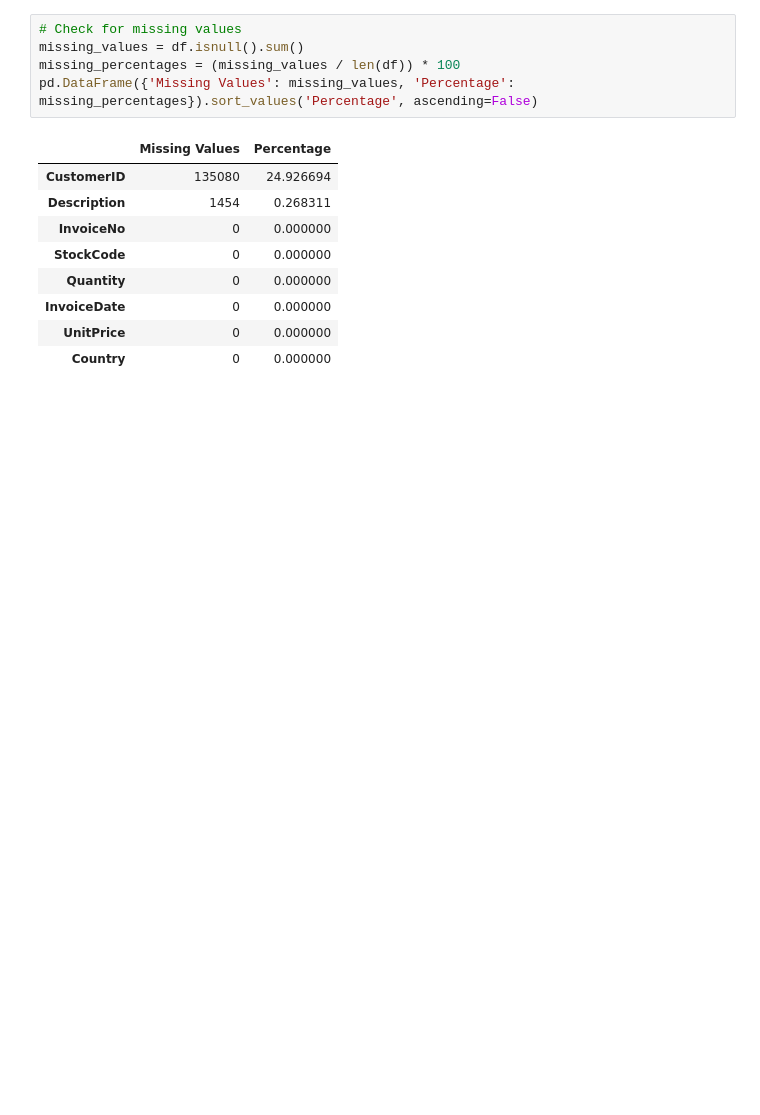
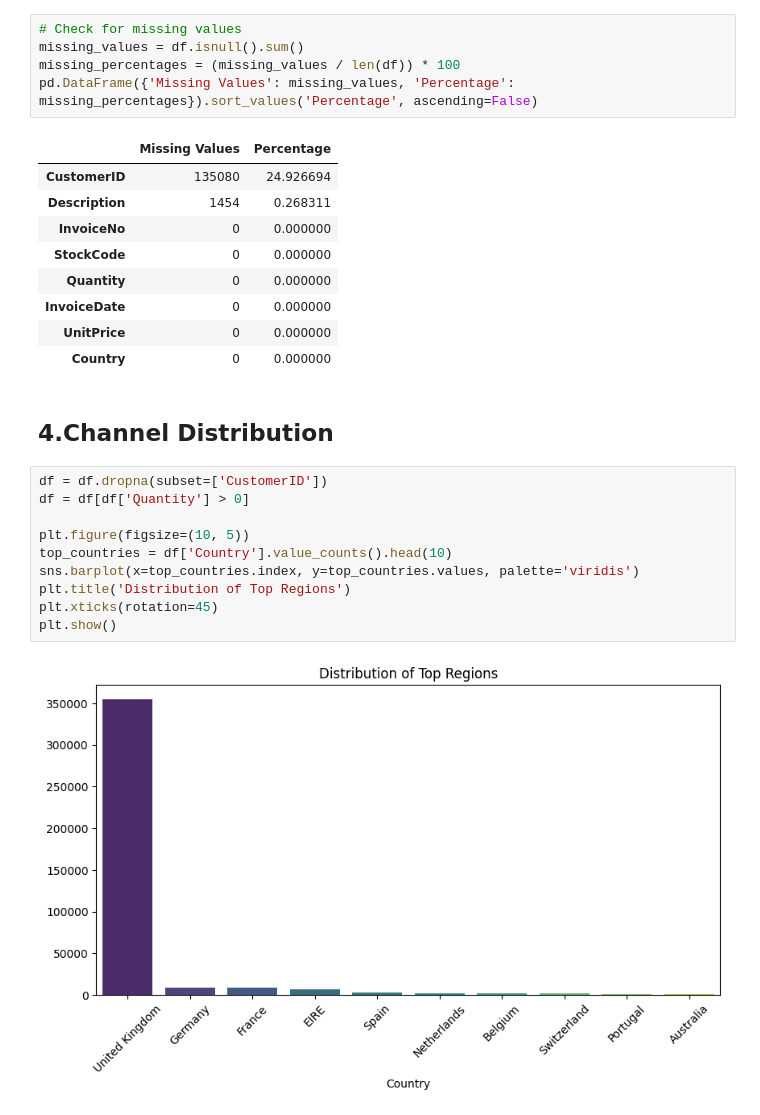
Before and after one commit to priyankkkaaaaa/Customer-Lifetime-Value, a Jupyter notebook: notebooks/eda.ipynb, the cells around one changed output. Saved outputs shown, nothing was run; the diff lists cells and outputs as text; blank space fills up the shorter version.

```diff
--- a/notebooks/eda.ipynb
+++ b/notebooks/eda.ipynb
@@ -64,3 +63,17 @@ pd.DataFrame({'Missing Values': missing_values, 'Percentage': missing_percentage
 | InvoiceDate | 0 | 0.000000 |
 | UnitPrice | 0 | 0.000000 |
 | Country | 0 | 0.000000 |
+# %% [markdown]
+## 4.Channel Distribution
+# %%
+df = df.dropna(subset=['CustomerID'])
+df = df[df['Quantity'] > 0]
+
+plt.figure(figsize=(10, 5))
+top_countries = df['Country'].value_counts().head(10)
+sns.barplot(x=top_countries.index, y=top_countries.values, palette='viridis')
+plt.title('Distribution of Top Regions')
+plt.xticks(rotation=45)
+plt.show()
+# %% [output]
+[figure, added]
```
Also changed, not shown: parts of 7 cells of this notebook, 4 other files.
